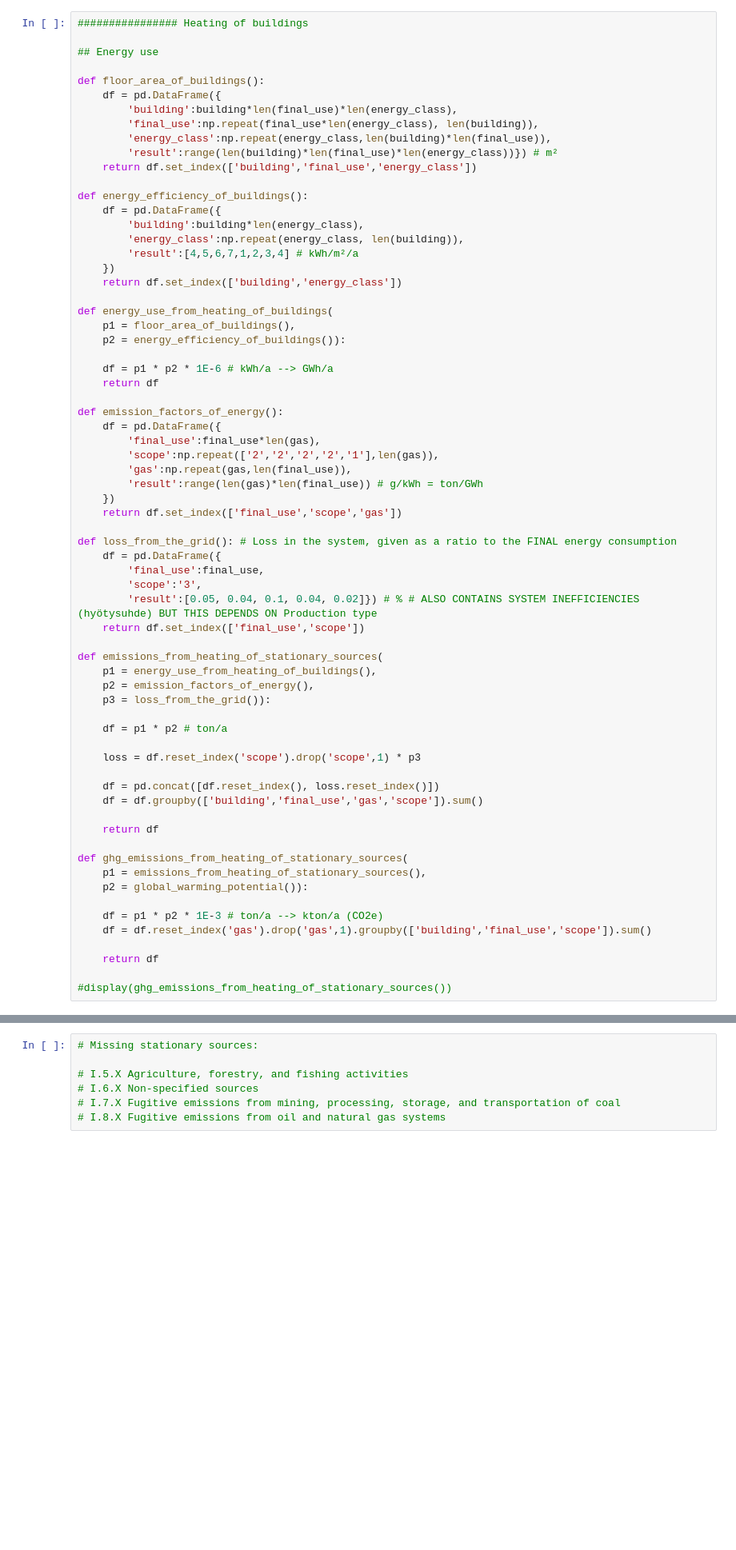
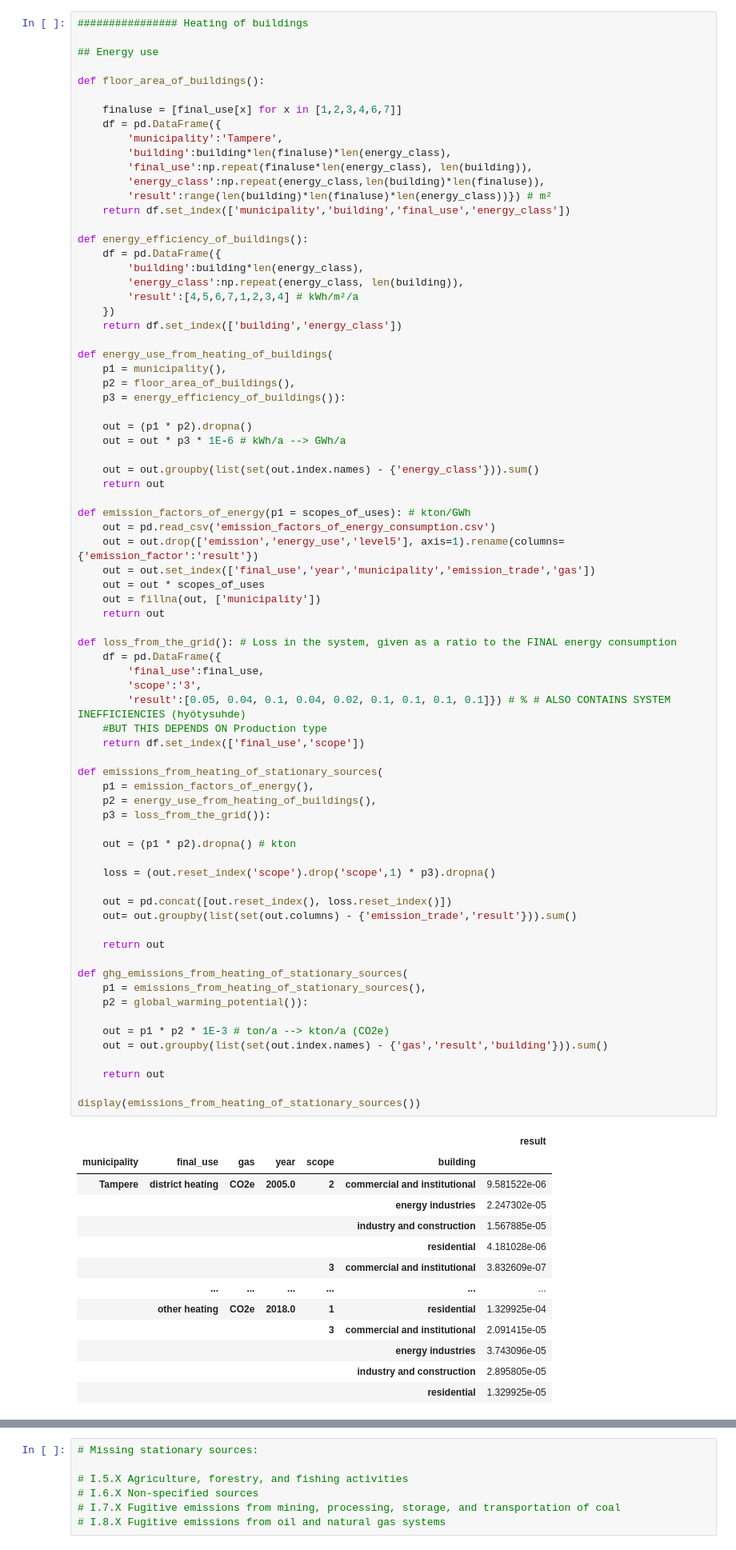
Before and after one commit to kausaltech/ghg-notebooks, a Jupyter notebook: generic_indicators.ipynb, the cells around one changed output, grey strips where cells are left out. Shown: that part at 80% size. Drawn from its saved outputs; the diff is of its cells as text; blank space fills up the shorter version.

Commit message:
building data added

```diff
--- a/generic_indicators.ipynb
+++ b/generic_indicators.ipynb
@@ -119,65 +338,86 @@ def grupby(df, keep):
 ## Energy use
 
 def floor_area_of_buildings():
+
+    finaluse = [final_use[x] for x in [1,2,3,4,6,7]]
     df = pd.DataFrame({
-        'building':building*len(final_use)*len(energy_class),
-        'final_use':np.repeat(final_use*len(energy_class), len(building)),
-        'energy_class':np.repeat(energy_class,len(building)*len(final_use)),
-        'result':range(len(building)*len(final_use)*len(energy_class))}) # m²
-    return df.set_index(['building','final_use','energy_class'])
+        'municipality':'Tampere',
+        'building':building*len(finaluse)*len(energy_class),
+        'final_use':np.repeat(finaluse*len(energy_class), len(building)),
+        'energy_class':np.repeat(energy_class,len(building)*len(finaluse)),
+        'result':range(len(building)*len(finaluse)*len(energy_class))}) # m²
+    return df.set_index(['municipality','building','final_use','energy_class'])
 
 def energy_efficiency_of_buildings():
     df = pd.DataFrame({
         'building':building*len(energy_class),
         'energy_class':np.repeat(energy_class, len(building)),
         'result':[4,5,6,7,1,2,3,4] # kWh/m²/a
     })
     return df.set_index(['building','energy_class'])
 
 def energy_use_from_heating_of_buildings(
-    p1 = floor_area_of_buildings(),
-    p2 = energy_efficiency_of_buildings()):
+    p1 = municipality(),
+    p2 = floor_area_of_buildings(),
+    p3 = energy_efficiency_of_buildings()):
 
-    df = p1 * p2 * 1E-6 # kWh/a --> GWh/a
-    return df
+    out = (p1 * p2).dropna()
+    out = out * p3 * 1E-6 # kWh/a --> GWh/a
 
-def emission_factors_of_energy():
-    df = pd.DataFrame({
-        'final_use':final_use*len(gas),
-        'scope':np.repeat(['2','2','2','2','1'],len(gas)),
-        'gas':np.repeat(gas,len(final_use)),
-        'result':range(len(gas)*len(final_use)) # g/kWh = ton/GWh
-    })
-    return df.set_index(['final_use','scope','gas'])
+    out = out.groupby(list(set(out.index.names) - {'energy_class'})).sum()
+    return out
+
+def emission_factors_of_energy(p1 = scopes_of_uses): # kton/GWh
+    out = pd.read_csv('emission_factors_of_energy_consumption.csv')
+    out = out.drop(['emission','energy_use','level5'], axis=1).rename(columns={'emission_factor':'result'})
+    out = out.set_index(['final_use','year','municipality','emission_trade','gas'])
+    out = out * scopes_of_uses
+    out = fillna(out, ['municipality'])
+    return out
 
 def loss_from_the_grid(): # Loss in the system, given as a ratio to the FINAL energy consumption
     df = pd.DataFrame({
         'final_use':final_use,
         'scope':'3',
-        'result':[0.05, 0.04, 0.1, 0.04, 0.02]}) # % # ALSO CONTAINS SYSTEM INEFFICIENCIES (hyötysuhde) BUT THIS DEPENDS ON Production type
+        'result':[0.05, 0.04, 0.1, 0.04, 0.02, 0.1, 0.1, 0.1, 0.1]}) # % # ALSO CONTAINS SYSTEM INEFFICIENCIES (hyötysuhde)
+    #BUT THIS DEPENDS ON Production type
     return df.set_index(['final_use','scope'])
 
 def emissions_from_heating_of_stationary_sources(
-    p1 = energy_use_from_heating_of_buildings(),
-    p2 = emission_factors_of_energy(),
+    p1 = emission_factors_of_energy(),
+    p2 = energy_use_from_heating_of_buildings(),
     p3 = loss_from_the_grid()):
 
-    df = p1 * p2 # ton/a
+    out = (p1 * p2).dropna() # kton
 
-    loss = df.reset_index('scope').drop('scope',1) * p3
+    loss = (out.reset_index('scope').drop('scope',1) * p3).dropna()
 
-    df = pd.concat([df.reset_index(), loss.reset_index()])
-    df = df.groupby(['building','final_use','gas','scope']).sum()
+    out = pd.concat([out.reset_index(), loss.reset_index()])
+    out= out.groupby(list(set(out.columns) - {'emission_trade','result'})).sum()
 
-    return df
+    return out
 
 def ghg_emissions_from_heating_of_stationary_sources(
     p1 = emissions_from_heating_of_stationary_sources(),
     p2 = global_warming_potential()):
 
-    df = p1 * p2 * 1E-3 # ton/a --> kton/a (CO2e)
-    df = df.reset_index('gas').drop('gas',1).groupby(['building','final_use','scope']).sum()
+    out = p1 * p2 * 1E-3 # ton/a --> kton/a (CO2e)
+    out = out.groupby(list(set(out.index.names) - {'gas','result','building'})).sum()
 
-    return df
+    return out
 
-#display(ghg_emissions_from_heating_of_stationary_sources())
+display(emissions_from_heating_of_stationary_sources())
+# %% [output]
+|  |  |  |  |  |  | result |
+| municipality | final_use | gas | year | scope | building |  |
+| Tampere | district heating | CO2e | 2005.0 | 2 | commercial and institutional | 9.581522e-06 |
+|  |  |  |  |  | energy industries | 2.247302e-05 |
+|  |  |  |  |  | industry and construction | 1.567885e-05 |
+|  |  |  |  |  | residential | 4.181028e-06 |
+|  |  |  |  | 3 | commercial and institutional | 3.832609e-07 |
+|  | ... | ... | ... | ... | ... | ... |
+|  | other heating | CO2e | 2018.0 | 1 | residential | 1.329925e-04 |
+|  |  |  |  | 3 | commercial and institutional | 2.091415e-05 |
+|  |  |  |  |  | energy industries | 3.743096e-05 |
+|  |  |  |  |  | industry and construction | 2.895805e-05 |
+|  |  |  |  |  | residential | 1.329925e-05 |
```
Also changed, not shown: parts of 12 cells of this notebook, 2 other files.
